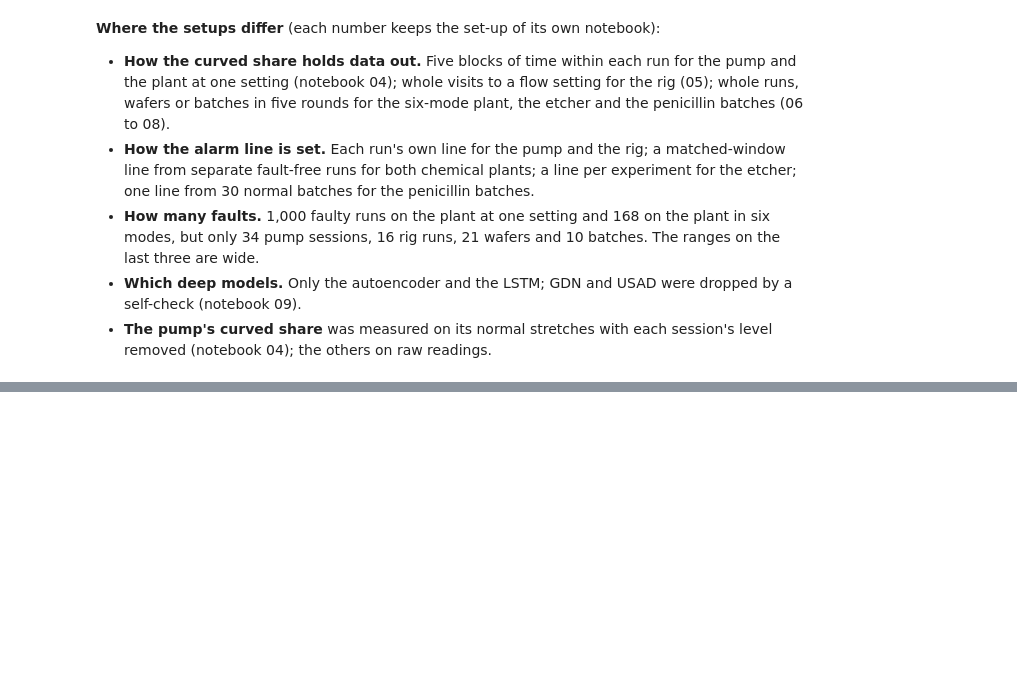
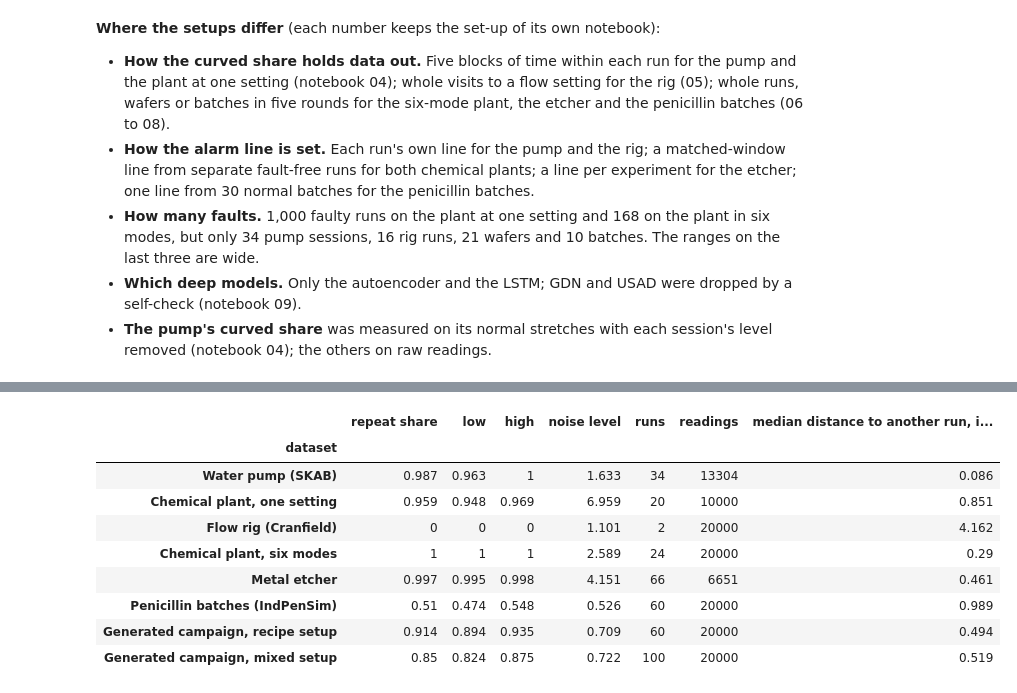
Before and after one commit to NeerajGit16/deep-learning-in-anomaly-detection, a Jupyter notebook: anomaly_lab/10_across_datasets.ipynb, the cells around one changed output, grey strips where cells are left out. Drawn from its saved outputs; the diff is of its cells as text; code cells hidden in the pictures; blank space fills up the shorter version.

```diff
--- a/anomaly_lab/10_across_datasets.ipynb
+++ b/anomaly_lab/10_across_datasets.ipynb
@@ -165,0 +176,16 @@ across.same_order(frame4)
+# %%
+from adlab import round4
+display(round4.repeat_table())
+rf = across.repeat_frame()
+rf
+# %% [output]
+|  | repeat share | low | high | noise level | runs | readings | median distance to another run, i... |
+| dataset |  |  |  |  |  |  |  |
+| Water pump (SKAB) | 0.987 | 0.963 | 1 | 1.633 | 34 | 13304 | 0.086 |
+| Chemical plant, one setting | 0.959 | 0.948 | 0.969 | 6.959 | 20 | 10000 | 0.851 |
+| Flow rig (Cranfield) | 0 | 0 | 0 | 1.101 | 2 | 20000 | 4.162 |
+| Chemical plant, six modes | 1 | 1 | 1 | 2.589 | 24 | 20000 | 0.29 |
+| Metal etcher | 0.997 | 0.995 | 0.998 | 4.151 | 66 | 6651 | 0.461 |
+| Penicillin batches (IndPenSim) | 0.51 | 0.474 | 0.548 | 0.526 | 60 | 20000 | 0.989 |
+| Generated campaign, recipe setup | 0.914 | 0.894 | 0.935 | 0.709 | 60 | 20000 | 0.494 |
+| Generated campaign, mixed setup | 0.85 | 0.824 | 0.875 | 0.722 | 100 | 20000 | 0.519 |
```
Also changed, not shown: parts of 12 cells of this notebook.
